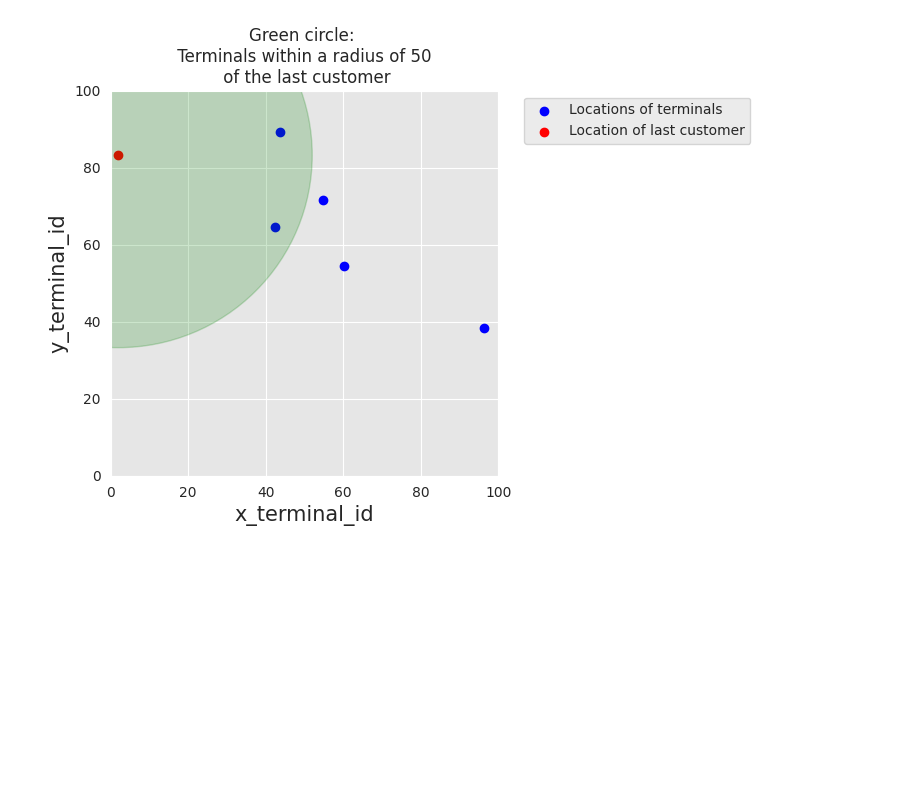
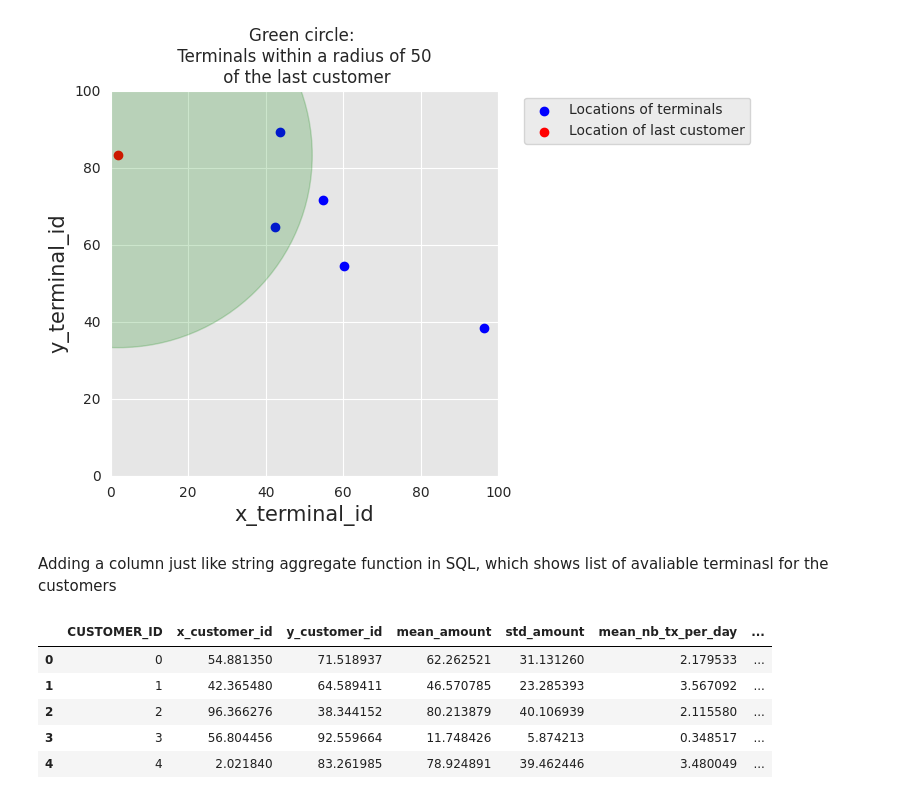
Before and after one commit to chandanravic/ML, a Jupyter notebook: credit_card_fraud_detection_google_collab.ipynb, the cells around one changed output. Drawn from its saved outputs; the diff is of its cells as text; code cells hidden in the pictures; blank space fills up the shorter version.

Commit message:
adding string aggregate column - showing available terminals

```diff
--- a/credit_card_fraud_detection_google_collab.ipynb
+++ b/credit_card_fraud_detection_google_collab.ipynb
@@ -156,3 +156,15 @@ ax.set_ylabel('y_terminal_id', fontsize=fontsize)
 terminals_available_to_customer_fig
 # %% [output]
 [figure]
+# %% [markdown]
+Adding a column just like string aggregate function in SQL, which shows list of avaliable terminasl for the customers
+# %%
+customer_profiles_table['available_terminals']=customer_profiles_table.apply(lambda x : get_list_terminals_within_radius(x, x_y_terminals=x_y_terminals, r=50), axis=1)
+customer_profiles_table
+# %% [output]
+|  | CUSTOMER_ID | x_customer_id | y_customer_id | mean_amount | std_amount | mean_nb_tx_per_day | ... |
+| 0 | 0 | 54.881350 | 71.518937 | 62.262521 | 31.131260 | 2.179533 | ... |
+| 1 | 1 | 42.365480 | 64.589411 | 46.570785 | 23.285393 | 3.567092 | ... |
+| 2 | 2 | 96.366276 | 38.344152 | 80.213879 | 40.106939 | 2.115580 | ... |
+| 3 | 3 | 56.804456 | 92.559664 | 11.748426 | 5.874213 | 0.348517 | ... |
+| 4 | 4 | 2.021840 | 83.261985 | 78.924891 | 39.462446 | 3.480049 | ... |
```
